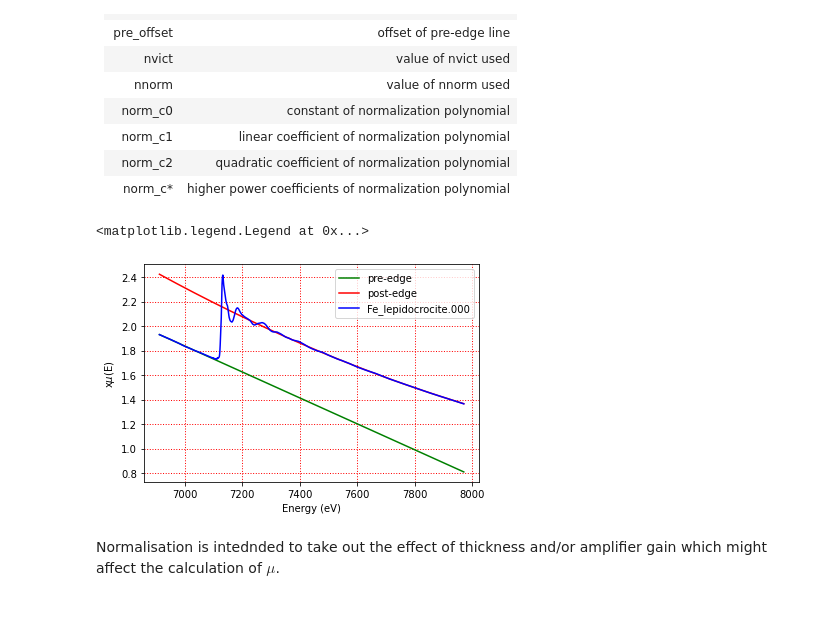
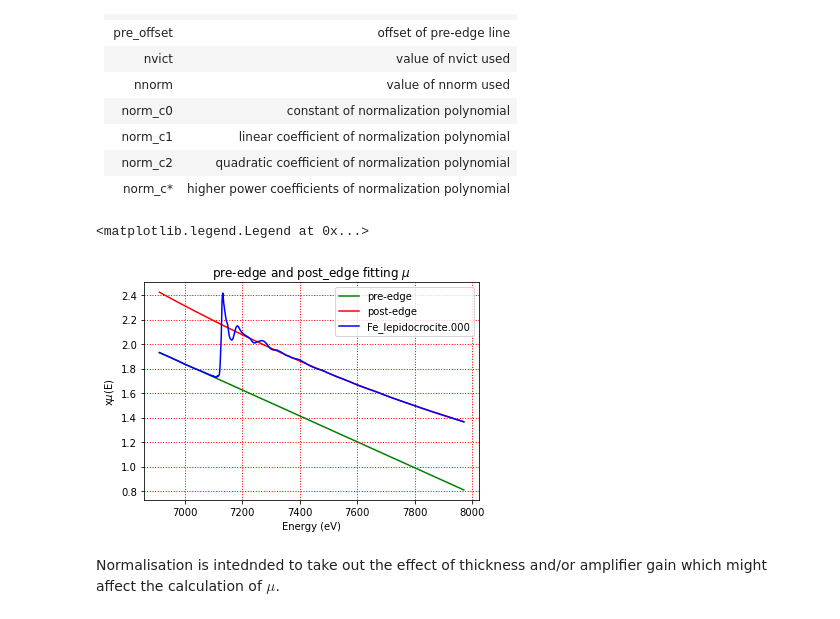
Before and after one commit to scman1/Larch_Intro_ukch, a Jupyter notebook: XAFS_ProcessingBR.ipynb, the cells around one changed output. Cells and saved outputs as stored; diff of their text form; code cells hidden in the pictures.

```diff
--- a/XAFS_ProcessingBR.ipynb
+++ b/XAFS_ProcessingBR.ipynb
@@ -150,19 +150,20 @@ The group passed as an argument will contain the results of the arguments which
 # %%
 # https://vimeo.com/340207346 25:00
 from larch.xafs import pre_edge
 #calculate pre-edge and post edge and add them to group
 pre_edge(fe_xafs, group=fe_xafs)
 
 plt.plot(fe_xafs.energy, fe_xafs.pre_edge, 'g', label='pre-edge') # plot pre-edge in green
 plt.plot(fe_xafs.energy, fe_xafs.post_edge, 'r', label='post-edge')# plot post-edge in green
 plt.plot(fe_xafs.energy, fe_xafs.mu, 'b', label=fe_xafs.filename) # plot mu in blue
 plt.grid(color='r', linestyle=':', linewidth=1) #show and format grid
 plt.xlabel('Energy (eV)') # label y graph
 plt.ylabel('x$\mu$(E)') # label y axis
+plt.title("pre-edge and post_edge fitting to $\mu$")
 plt.legend() # show legend
 # %% [output]
 <matplotlib.legend.Legend at 0x...>
-[figure, old version]
+[figure, new version]
 # %% [markdown]
 Normalisation is intednded to take out the effect of thickness and/or amplifier gain which might affect the calculation of $\mu$.
 # %%
```
Also changed, not shown: parts of 1 cell of this notebook, 1 other file.
